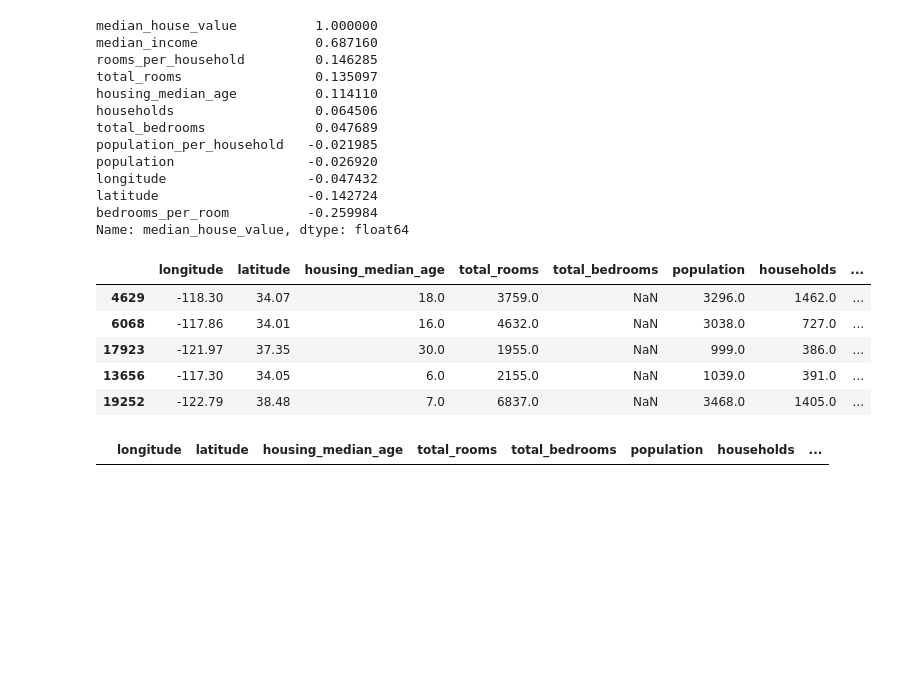
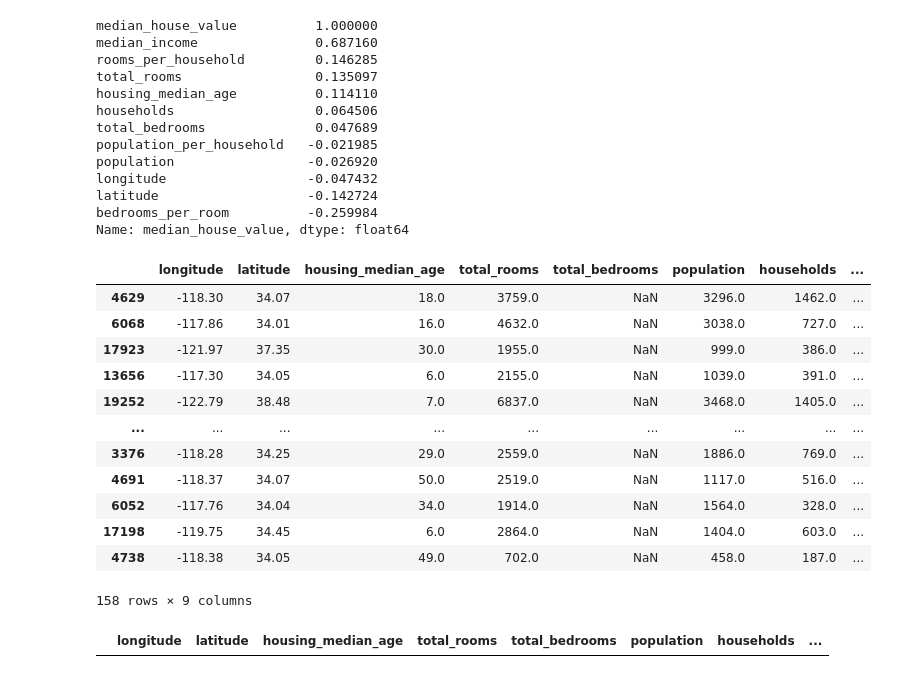
Before and after one commit to LostButStillImproving/Machine-Learning-Elective, a Jupyter notebook: MachineLearning/Week 6/Housing2A.ipynb, the cells around one changed output. Saved outputs shown, nothing was run; the diff lists cells and outputs as text; code cells hidden in the pictures; blank space fills up the shorter version.

```diff
--- a/MachineLearning/Week 6/Housing2A.ipynb
+++ b/MachineLearning/Week 6/Housing2A.ipynb
@@ -193,15 +193,22 @@ Name: median_house_value, dtype: float64
 housing = strat_train_set.drop("median_house_value", axis=1) # drop labels for training set
 housing_labels = strat_train_set["median_house_value"].copy()
 # %%
-sample_incomplete_rows = housing[housing.isnull().any(axis=1)].head()
+sample_incomplete_rows = housing[housing.isnull().any(axis=1)]
 sample_incomplete_rows
 # %% [output]
 |  | longitude | latitude | housing_median_age | total_rooms | total_bedrooms | population | households | ... |
 | 4629 | -118.30 | 34.07 | 18.0 | 3759.0 | NaN | 3296.0 | 1462.0 | ... |
 | 6068 | -117.86 | 34.01 | 16.0 | 4632.0 | NaN | 3038.0 | 727.0 | ... |
 | 17923 | -121.97 | 37.35 | 30.0 | 1955.0 | NaN | 999.0 | 386.0 | ... |
 | 13656 | -117.30 | 34.05 | 6.0 | 2155.0 | NaN | 1039.0 | 391.0 | ... |
 | 19252 | -122.79 | 38.48 | 7.0 | 6837.0 | NaN | 3468.0 | 1405.0 | ... |
+| ... | ... | ... | ... | ... | ... | ... | ... | ... |
+| 3376 | -118.28 | 34.25 | 29.0 | 2559.0 | NaN | 1886.0 | 769.0 | ... |
+| 4691 | -118.37 | 34.07 | 50.0 | 2519.0 | NaN | 1117.0 | 516.0 | ... |
+| 6052 | -117.76 | 34.04 | 34.0 | 1914.0 | NaN | 1564.0 | 328.0 | ... |
+| 17198 | -119.75 | 34.45 | 6.0 | 2864.0 | NaN | 1404.0 | 603.0 | ... |
+| 4738 | -118.38 | 34.05 | 49.0 | 702.0 | NaN | 458.0 | 187.0 | ... |
+158 rows × 9 columns
 # %%
 sample_incomplete_rows.dropna(subset=["total_bedrooms"])   # option 1
 # %% [output]
```
Also changed, not shown: parts of 6 cells of this notebook, 5 other files.
